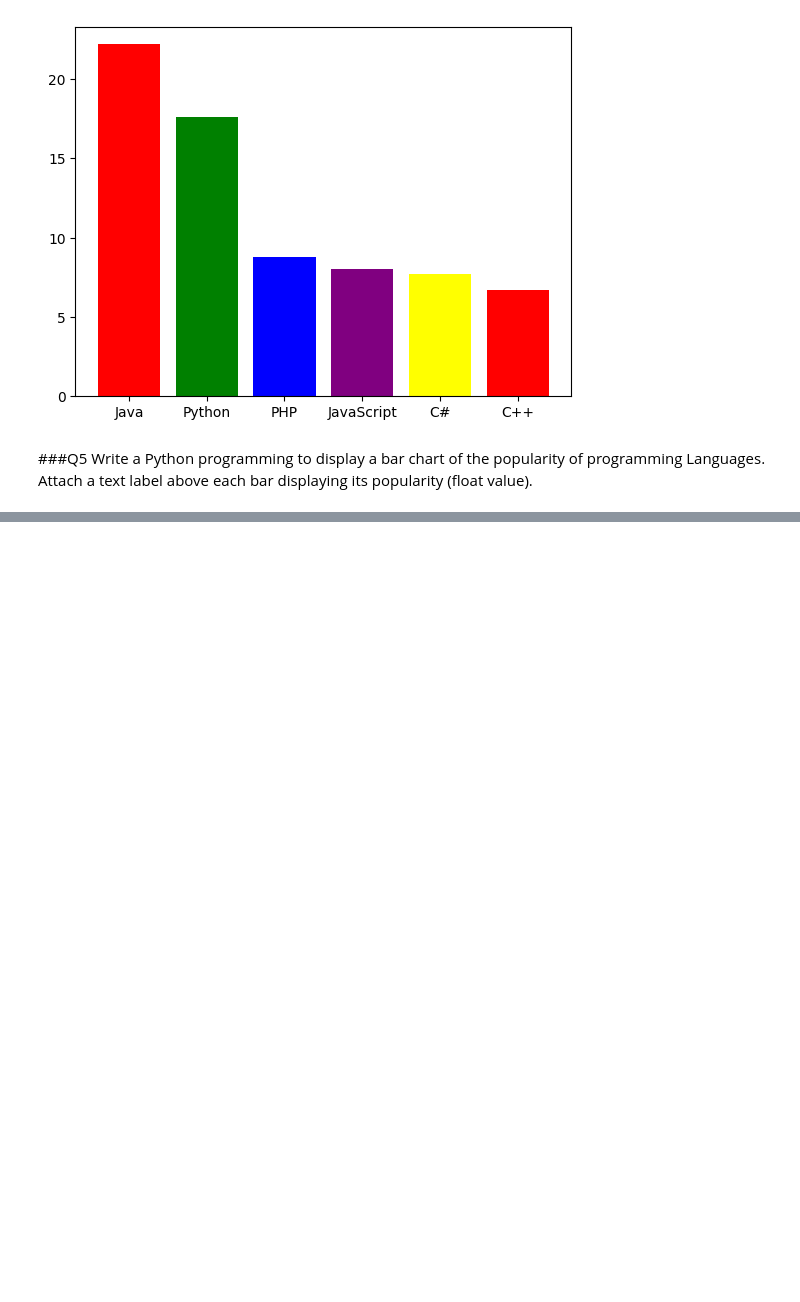
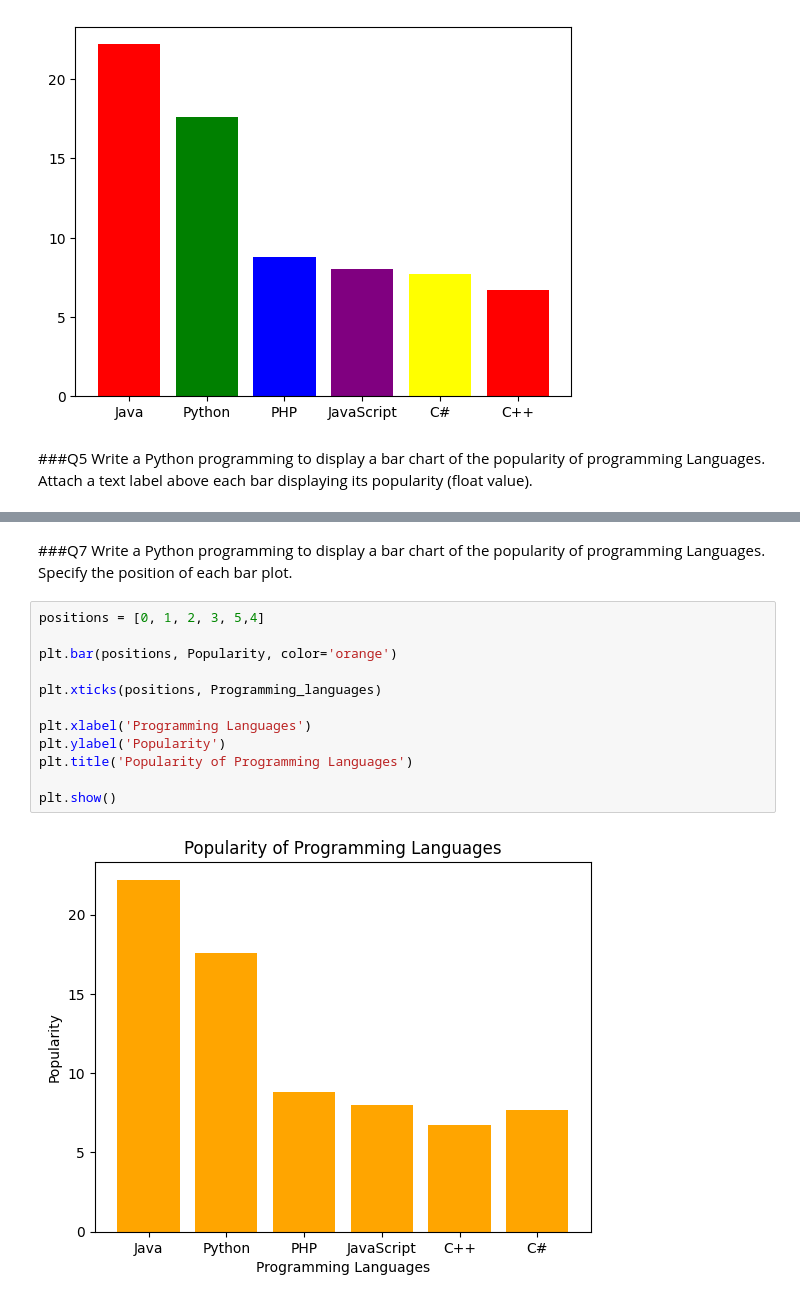
Before and after one commit to Harsh020802/Data_Analysis, a Jupyter notebook: Question.ipynb, the cells around one changed output, grey strips where cells are left out. Saved outputs shown, nothing was run; the diff lists cells and outputs as text; blank space fills up the shorter version.

```diff
--- a/Question.ipynb
+++ b/Question.ipynb
@@ -287,0 +301,17 @@ Languages. Attach a text label above each bar displaying its popularity (float v
+# %% [markdown]
+###Q7 Write a Python programming to display a bar chart of the popularity of programming
+Languages. Specify the position of each bar plot.
+# %%
+positions = [0, 1, 2, 3, 5,4]
+
+plt.bar(positions, Popularity, color='orange')
+
+plt.xticks(positions, Programming_languages)
+
+plt.xlabel('Programming Languages')
+plt.ylabel('Popularity')
+plt.title('Popularity of Programming Languages')
+
+plt.show()
+# %% [output]
+[figure, added]
```
Also changed, not shown: parts of 15 cells of this notebook.
